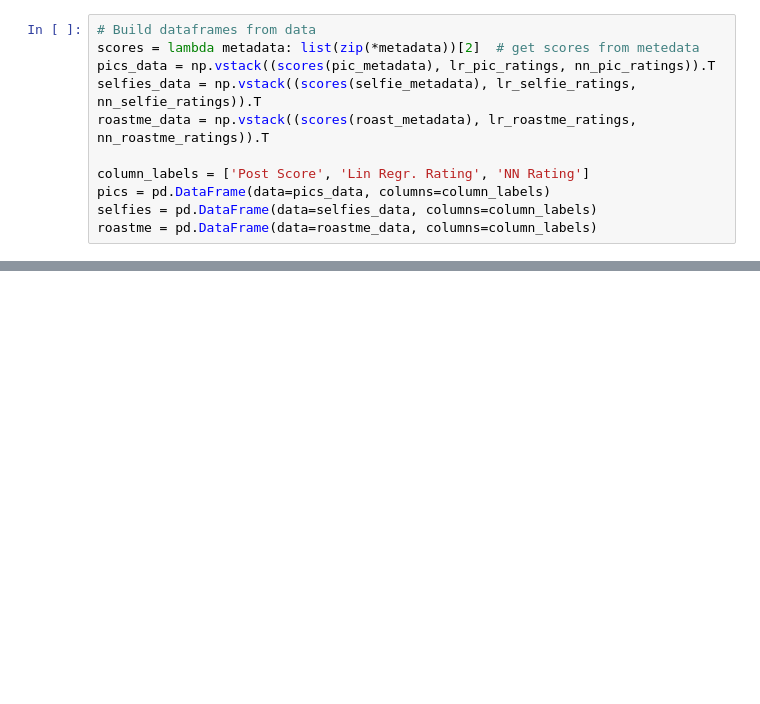
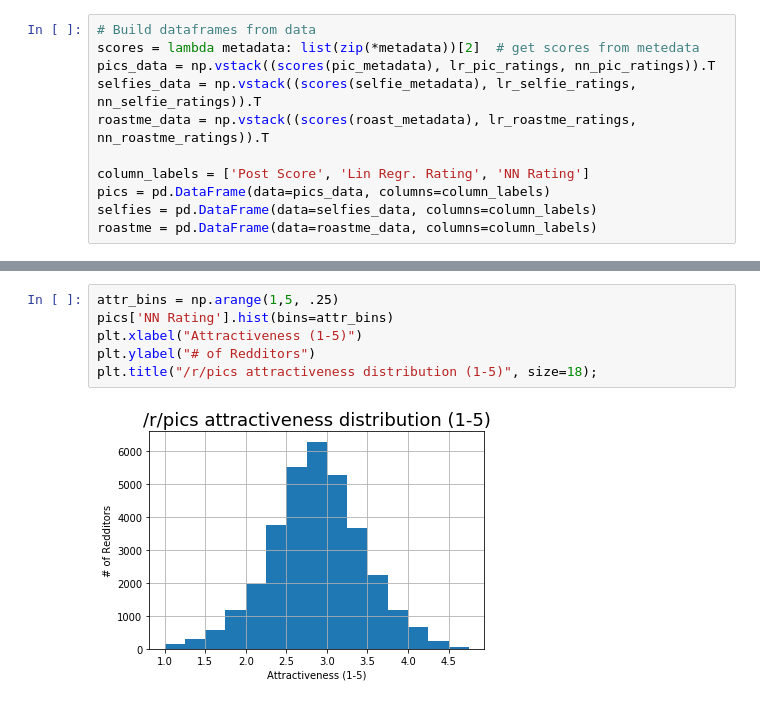
Before and after one commit to davidhaas6/attractiveness-regression, a Jupyter notebook: phase_3.ipynb, the cells around one changed output, grey strips where cells are left out. Drawn from its saved outputs; the diff is of its cells as text; blank space fills up the shorter version.

```diff
--- a/phase_3.ipynb
+++ b/phase_3.ipynb
@@ -69,0 +79,8 @@ Name: Post Score, dtype: float64
+# %%
+attr_bins = np.arange(1,5, .25)
+pics['NN Rating'].hist(bins=attr_bins)
+plt.xlabel("Attractiveness (1-5)")
+plt.ylabel("# of Redditors")
+plt.title("/r/pics attractiveness distribution (1-5)", size=18);
+# %% [output]
+[figure, added]
```
Also changed, not shown: parts of 17 cells of this notebook.
